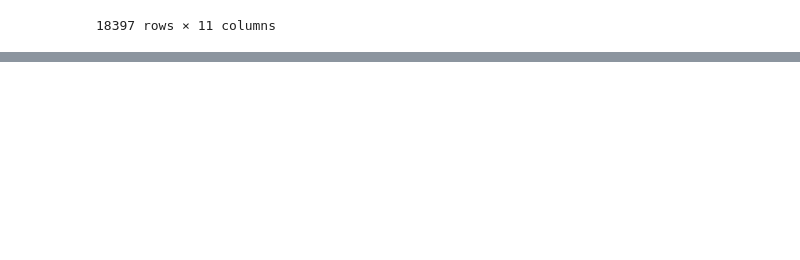
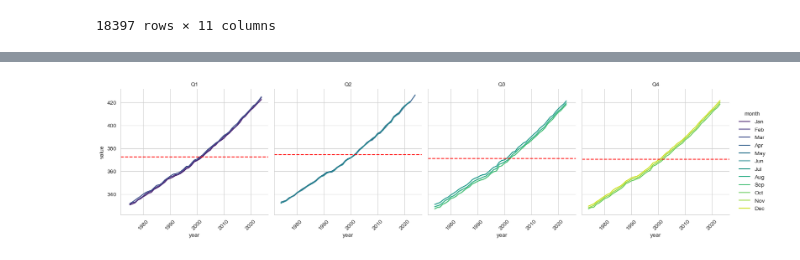
Before and after one commit to JanDuchscherer104/time-series-analysis, a Jupyter notebook: notebooks/lecture_01.ipynb, the cells around one changed output, grey strips where cells are left out. Drawn from its saved outputs; the diff is of its cells as text; code cells hidden in the pictures; blank space fills up the shorter version.

```diff
--- a/notebooks/lecture_01.ipynb
+++ b/notebooks/lecture_01.ipynb
@@ -134,0 +139,2 @@ plt.show()
+# %%
+df_r = df.set_index("date")
@@ -134,0 +162,5 @@ plt.show()
+# %%
+tsa_helpers.subseries_plot(df_r.assign(month=df_r.index.strftime('%b')), period="quarter", value_column="value", x_col="year", hue_col="month", col_wrap=4, add_mean_line=True)
+plt.show()
+# %% [output]
+[figure, added]
```
Also changed, not shown: parts of 8 cells of this notebook.
